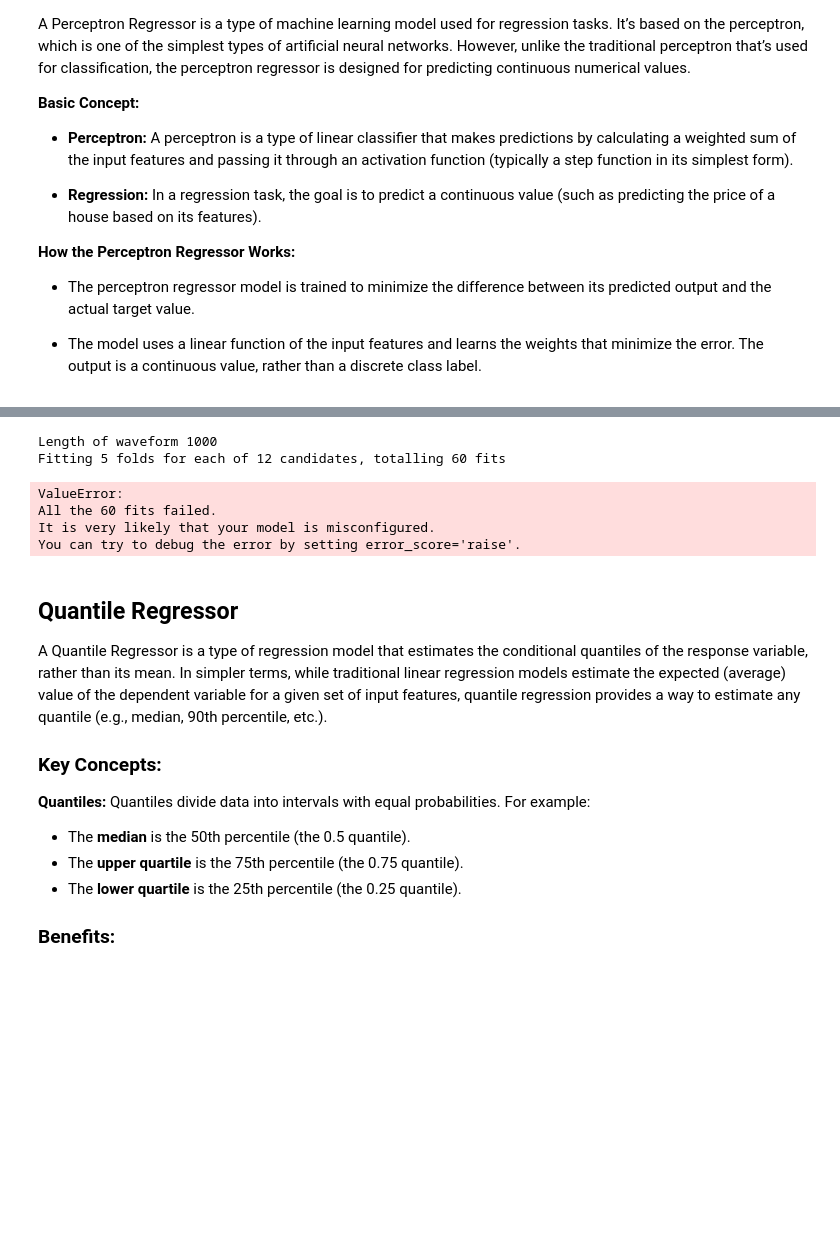
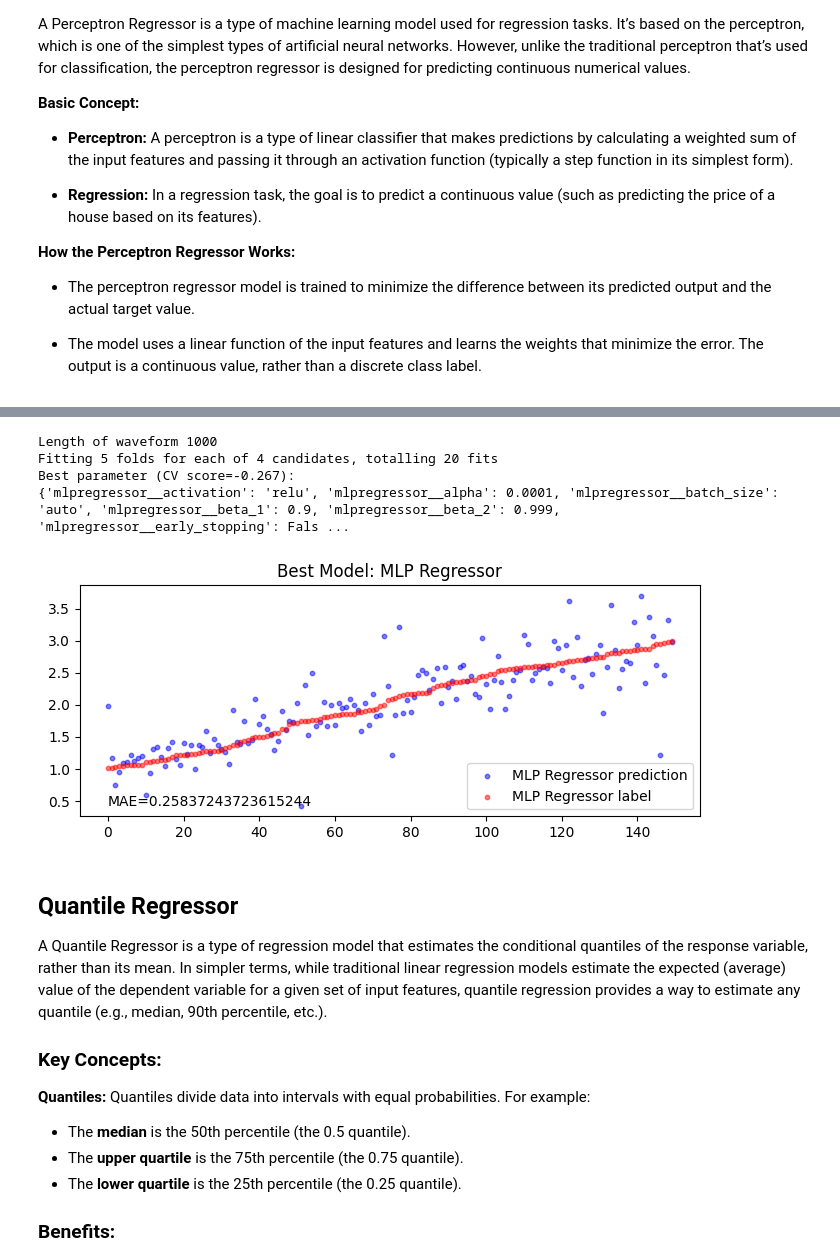
Before and after one commit to wsonguga/SensorAI, a Jupyter notebook: tutorials/tutorial_regression.ipynb, the cells around one changed output, grey strips where cells are left out. Saved outputs shown, nothing was run; the diff lists cells and outputs as text; code cells hidden in the pictures; blank space fills up the shorter version.

```diff
--- a/tutorials/tutorial_regression.ipynb
+++ b/tutorials/tutorial_regression.ipynb
@@ -1412,12 +1421,12 @@ A Perceptron Regressor is a type of machine learning model used for regression t
 # GET TIME SERIES DATASET & PRINT SAMPLE DATA
 import numpy as np
 from pathlib import Path # pathlib is OS agnostic
-from dsp import sine_wave, triangle_wave, square_wave, generate_regression_data
+from lib.dsp import sine_wave, triangle_wave, square_wave, generate_regression_data
 from pathlib import Path # pathlib is OS agnostic
 from sklearn.model_selection import train_test_split
 
 # import the regressor builders from the cloned python files
-import regression as skr
+import lib.regression as skr
 
 # diabetes data
 p = Path('.')
@@ -1432,41 +1441,40 @@ diabetes_x = diabetes_data[:, -1] # label
 x, y = generate_regression_data(label_type='amplitude',wave_number=500,noise=False)
 
 # Uncomment the x and y below if you want to use the diabetes data.
 # Comment out if you want to use the random waveform data above
 #x = diabetes_x
 #y = diabetes_x
 
 
 print("Length of waveform",len(x[0]))
 
 # Normalize Data
 #x = (x - x.mean(axis=0)) / x.std(axis=0)
 
 X_train, X_test, y_train, y_test = train_test_split(x, y, test_size=0.10, random_state=42)
 
 # SETUP & RUN GRIDSEARCH TRAINING & TESTING
 
 # Single Labeled Data
-per = skr.pipeBuild_Perceptron(penalty=['l2','l1','elasticnet'],alpha=[0.1,0.01,0.001,0.0001])
+mlp = skr.pipeBuild_MLPRegressor(alpha=[0.1,0.01,0.001,0.0001])
 
 
-names=['Perceptron Regressor']
-pipes=[per]
+names=['MLP Regressor']
+pipes=[mlp]
 
 # Only use with Multi-label Regression Data
 #names=['Multi Elastic','Multi Elastic CV']
 #pipes=[mten,mtencv]
 
 # Build and run a grid search for regressors.  Outputs best model and heat map of each type.
 skr.gridsearch_regressor(names=names,pipes=pipes,X_train=X_train,X_test=X_test,y_train=y_train,y_test=y_test,scoring='neg_mean_absolute_error')
 # %% [output]
 [interactive output not drawn]
 Length of waveform 1000
-Fitting 5 folds for each of 12 candidates, totalling 60 fits
+Fitting 5 folds for each of 4 candidates, totalling 20 fits
+Best parameter (CV score=-0.267):
+{'mlpregressor__activation': 'relu', 'mlpregressor__alpha': 0.0001, 'mlpregressor__batch_size': 'auto', 'mlpregressor__beta_1': 0.9, 'mlpregressor__beta_2': 0.999, 'mlpregressor__early_stopping': Fals ...
-ValueError:
-All the 60 fits failed.
-It is very likely that your model is misconfigured.
-You can try to debug the error by setting error_score='raise'.
+[figure, added]
 # %% [markdown]
 ## Quantile Regressor
 
```
Also changed, not shown: parts of 19 cells of this notebook.
